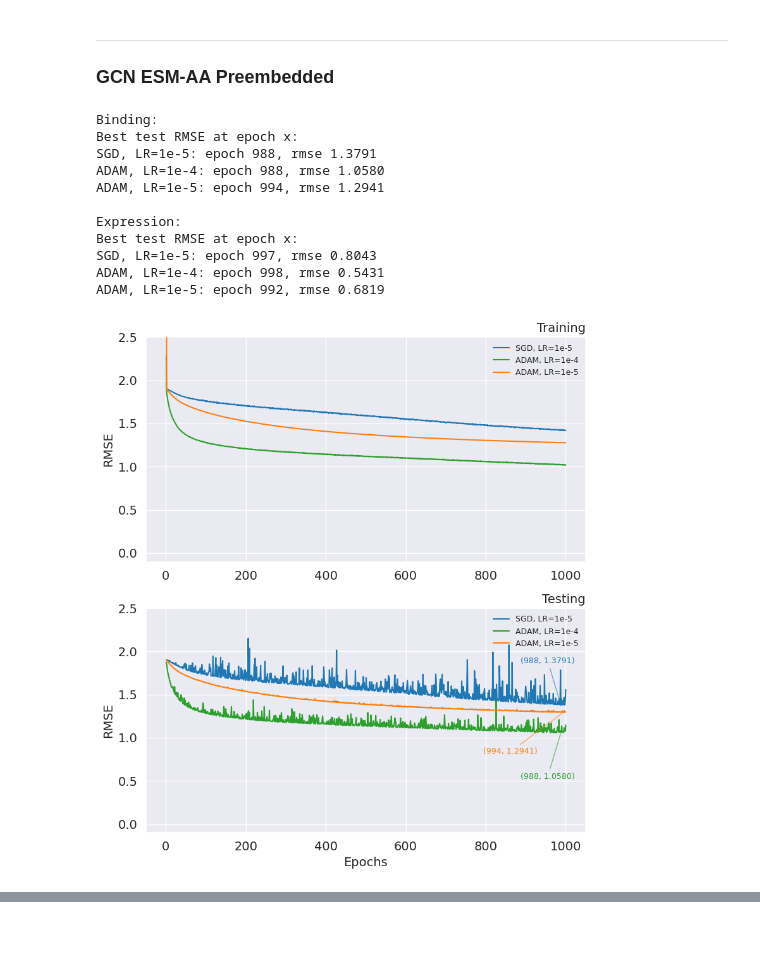
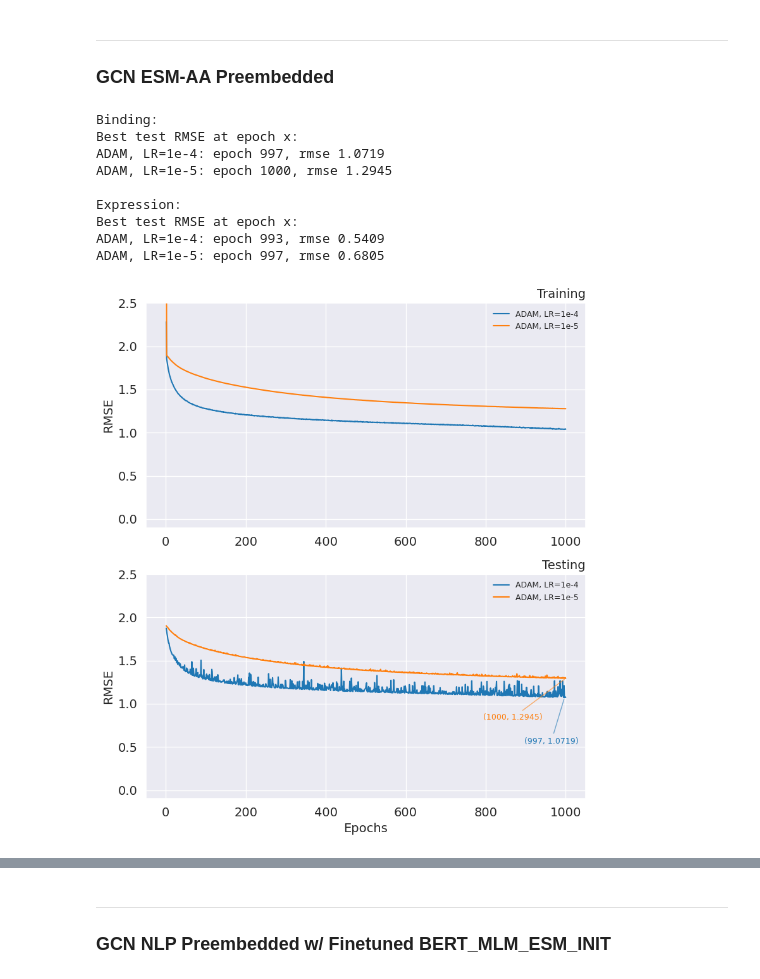
Before and after one commit to stelleg/Spike_NLP, a Jupyter notebook: notebooks/models/finetuning-DMS_OLD-lr_comp.model_results_graphs.ipynb, the cells around one changed output, grey strips where cells are left out. Saved outputs shown, nothing was run; the diff lists cells and outputs as text; code cells hidden in the pictures; blank space fills up the shorter version.

Commit message:
update some model comparisons

```diff
--- a/notebooks/models/finetuning-DMS_OLD-lr_comp.model_results_graphs.ipynb
+++ b/notebooks/models/finetuning-DMS_OLD-lr_comp.model_results_graphs.ipynb
@@ -479,39 +445,33 @@ ADAM, LR=1e-5: epoch 1000, rmse 0.5418
 ---
 ### GCN ESM-AA Preembedded
 # %%
-b_sgd_lr_1e_neg_5 = "../../results/run_results/gcn-ESM_AA_preembedded/sgd.lr1e-5.gcn-ESM_AA_preembedded-DMS_OLD-binding-2024-11-16_20-26/gcn-ESM_AA_preembedded-DMS_OLD_binding-train_82178_test_20545_metrics.csv"
-b_adam_lr_1e_neg_4 = "../../results/run_results/gcn-ESM_AA_preembedded/adam.lr1e-4.gcn-ESM_AA_preembedded-DMS_OLD-binding-2024-11-21_17-07/gcn-ESM_AA_preembedded-DMS_OLD_binding-train_82178_test_20545_metrics.csv"
-b_adam_lr_1e_neg_5 = "../../results/run_results/gcn-ESM_AA_preembedded/adam.lr1e-5.gcn-ESM_AA_preembedded-DMS_OLD-binding-2024-11-21_17-06/gcn-ESM_AA_preembedded-DMS_OLD_binding-train_82178_test_20545_metrics.csv"
+b_adam_lr_1e_neg_4 = "../../results/run_results/gcn-ESM_AA_preembedded/adam.lr1e-04.gcn-ESM_AA_preembedded-DMS_OLD-binding-2024-12-05_01-01/gcn-ESM_AA_preembedded-DMS_OLD_binding-train_82178_test_20545_metrics.csv"
+b_adam_lr_1e_neg_5 = "../../results/run_results/gcn-ESM_AA_preembedded/adam.lr1e-05.gcn-ESM_AA_preembedded-DMS_OLD-binding-2024-12-04_14-49/gcn-ESM_AA_preembedded-DMS_OLD_binding-train_82178_test_20545_metrics.csv"
 comparison_file = "../../results/plots/model_comparisons/finetuning/lr_comp/gcn-esm_aa_preembedded.binding"
 b_coords = {
-    "SGD, LR:1e-5": (-15, 55),
     "ADAM, LR:1e-4": (-15,-45),
     "ADAM, LR:1e-5": (-60,-40)
 }
 print("Binding:")
-plot_comparative_lr_log_file(b_sgd_lr_1e_neg_5, b_adam_lr_1e_neg_4, b_adam_lr_1e_neg_5, b_coords, f"{comparison_file}.model_comp.pdf")
+plot_comparative_lr_log_file(b_adam_lr_1e_neg_4, b_adam_lr_1e_neg_5, b_coords, f"{comparison_file}.model_comp.pdf")
 
-e_sgd_lr_1e_neg_5 = "../../results/run_results/gcn-ESM_AA_preembedded/sgd.lr1e-5.gcn-ESM_AA_preembedded-DMS_OLD-expression-2024-11-16_20-27/gcn-ESM_AA_preembedded-DMS_OLD_expression-train_82178_test_20545_metrics.csv"
-e_adam_lr_1e_neg_4 = "../../results/run_results/gcn-ESM_AA_preembedded/adam.lr1e-4.gcn-ESM_AA_preembedded-DMS_OLD-expression-2024-11-21_17-08/gcn-ESM_AA_preembedded-DMS_OLD_expression-train_82178_test_20545_metrics.csv"
-e_adam_lr_1e_neg_5 = "../../results/run_results/gcn-ESM_AA_preembedded/adam.lr1e-5.gcn-ESM_AA_preembedded-DMS_OLD-expression-2024-11-16_20-10/gcn-ESM_AA_preembedded-DMS_OLD_expression-train_82178_test_20545_metrics.csv"
+e_adam_lr_1e_neg_4 = "../../results/run_results/gcn-ESM_AA_preembedded/adam.lr1e-04.gcn-ESM_AA_preembedded-DMS_OLD-expression-2024-12-05_00-48/gcn-ESM_AA_preembedded-DMS_OLD_expression-train_82178_test_20545_metrics.csv"
+e_adam_lr_1e_neg_5 = "../../results/run_results/gcn-ESM_AA_preembedded/adam.lr1e-05.gcn-ESM_AA_preembedded-DMS_OLD-expression-2024-12-04_14-55/gcn-ESM_AA_preembedded-DMS_OLD_expression-train_82178_test_20545_metrics.csv"
 comparison_file = "../../results/plots/model_comparisons/finetuning/lr_comp/gcn-esm_aa_preembedded.expression"
 e_coords = {
-    "SGD, LR:1e-5": (-15, 75),
     "ADAM, LR:1e-4": (-15,-45),
     "ADAM, LR:1e-5": (-60,-40)
 }
 print("\nExpression:")
-plot_comparative_lr_log_file(e_sgd_lr_1e_neg_5,e_adam_lr_1e_neg_4, e_adam_lr_1e_neg_5, e_coords, f"{comparison_file}.model_comp.pdf")
+plot_comparative_lr_log_file(e_adam_lr_1e_neg_4, e_adam_lr_1e_neg_5, e_coords, f"{comparison_file}.model_comp.pdf")
 # %% [output]
 Binding:
 Best test RMSE at epoch x:
-SGD, LR=1e-5: epoch 988, rmse 1.3791
-ADAM, LR=1e-4: epoch 988, rmse 1.0580
-ADAM, LR=1e-5: epoch 994, rmse 1.2941
+ADAM, LR=1e-4: epoch 997, rmse 1.0719
+ADAM, LR=1e-5: epoch 1000, rmse 1.2945
 
 Expression:
 Best test RMSE at epoch x:
-SGD, LR=1e-5: epoch 997, rmse 0.8043
-ADAM, LR=1e-4: epoch 998, rmse 0.5431
-ADAM, LR=1e-5: epoch 992, rmse 0.6819
+ADAM, LR=1e-4: epoch 993, rmse 0.5409
+ADAM, LR=1e-5: epoch 997, rmse 0.6805
-[figure, old version]
+[figure, new version]
@@ -518,0 +479,3 @@ ADAM, LR=1e-5: epoch 992, rmse 0.6819
+# %% [markdown]
+---
+### GCN NLP Preembedded w/ Finetuned BERT_MLM_ESM_INIT
```
Also changed, not shown: parts of 13 cells of this notebook, 44 other files.
